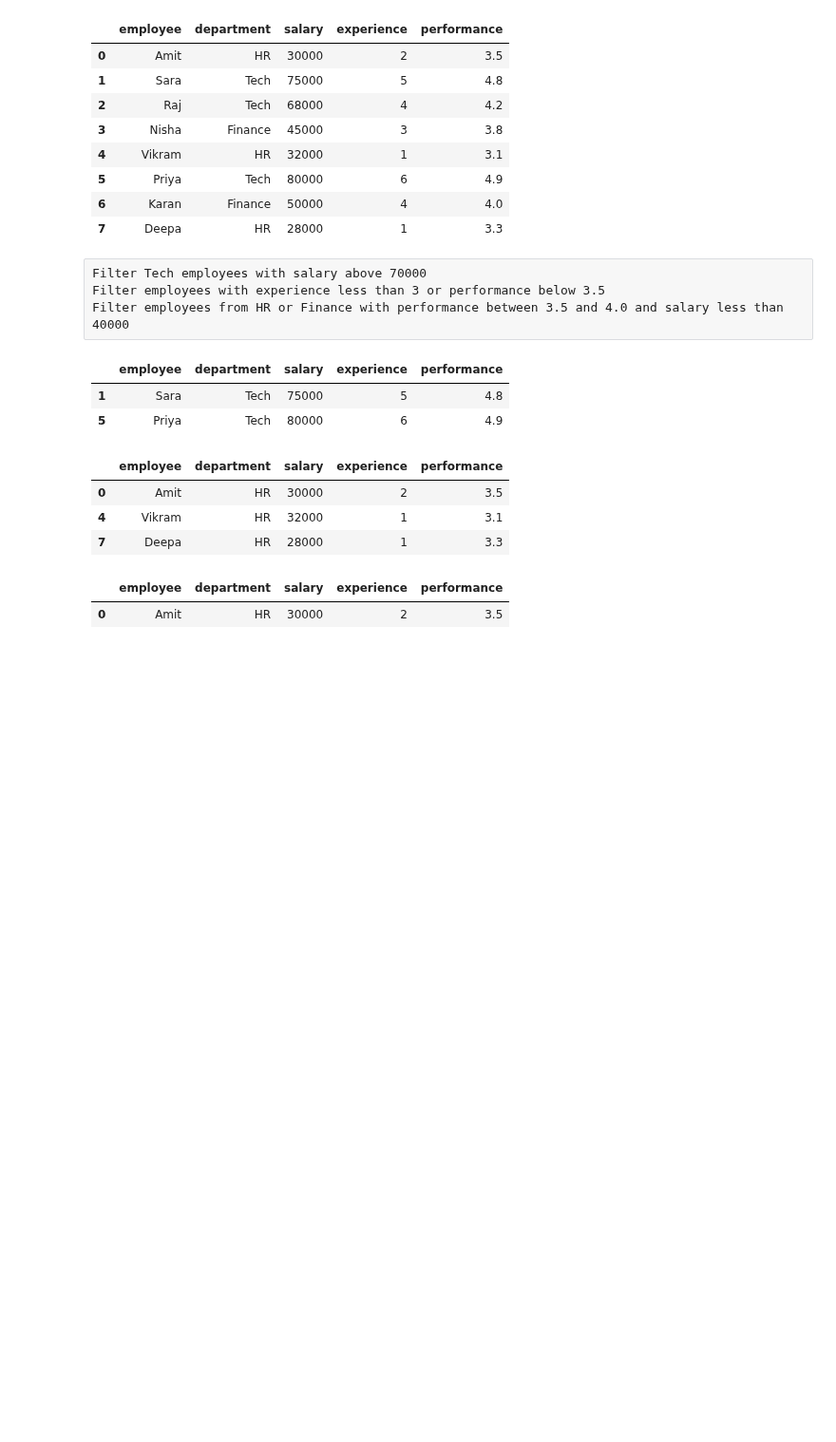
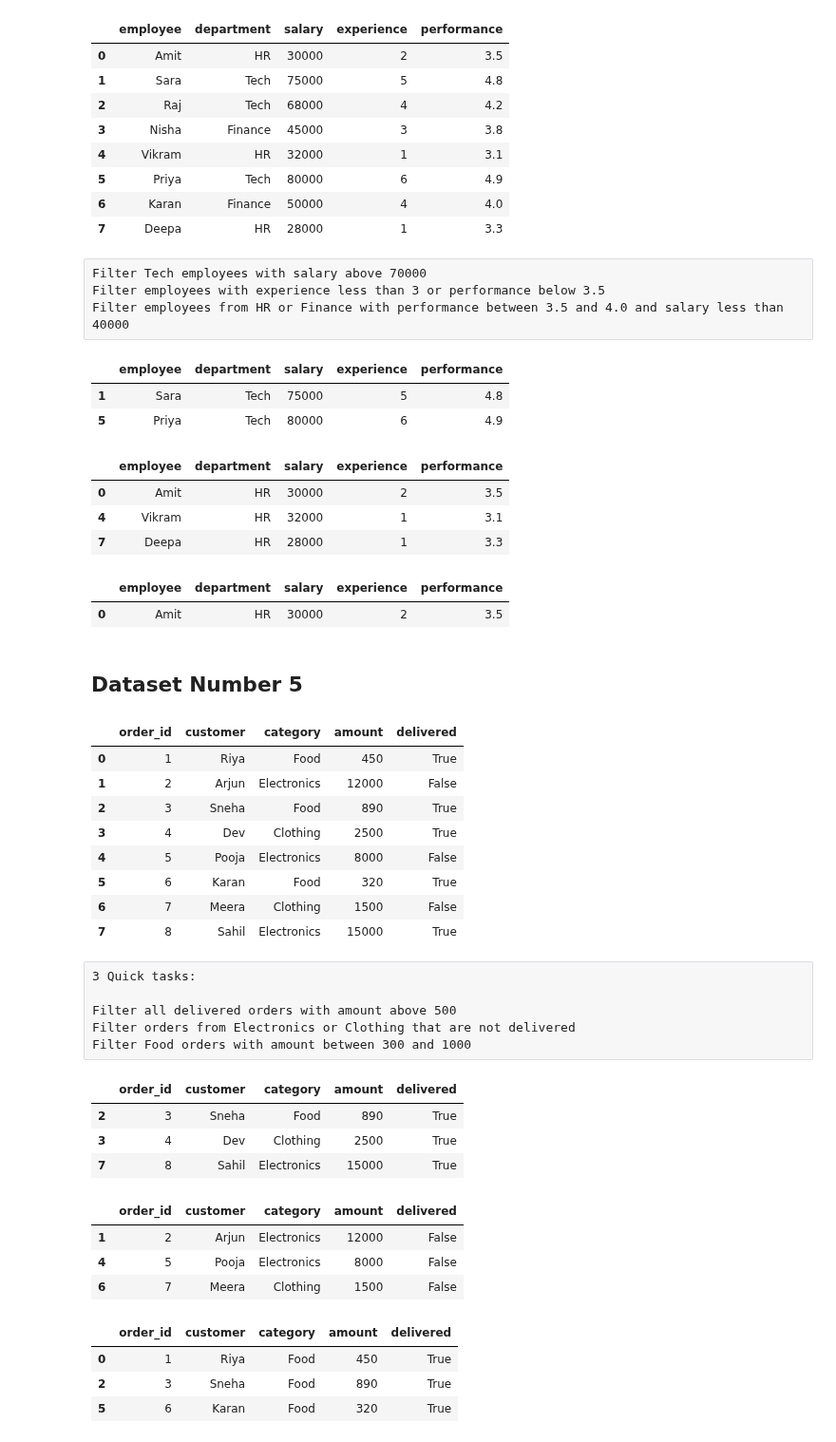
Before and after one commit to sayali-devkar/data_analysis_learning, a Jupyter notebook: pandas/practice/filtering_practice.ipynb, the cells around one changed output. Shown at 95% size. Drawn from its saved outputs; the diff is of its cells as text; code cells hidden in the pictures; blank space fills up the shorter version.

Commit message:
Practiced Pandas : Filtering

```diff
--- a/pandas/practice/filtering_practice.ipynb
+++ b/pandas/practice/filtering_practice.ipynb
@@ -241,3 +241,55 @@ df[((df["department"] == "HR") | (df["department"] == "Finance")) & (df["perform
 # %% [output]
 |  | employee | department | salary | experience | performance |
 | 0 | Amit | HR | 30000 | 2 | 3.5 |
+# %% [markdown]
+## **Dataset Number 5**
+# %%
+data = {
+    'order_id': [1, 2, 3, 4, 5, 6, 7, 8],
+    'customer': ['Riya', 'Arjun', 'Sneha', 'Dev', 'Pooja', 'Karan', 'Meera', 'Sahil'],
+    'category': ['Food', 'Electronics', 'Food', 'Clothing', 'Electronics', 'Food', 'Clothing', 'Electronics'],
+    'amount': [450, 12000, 890, 2500, 8000, 320, 1500, 15000],
+    'delivered': [True, False, True, True, False, True, False, True]
+}
+df = pd.DataFrame(data)
+df
+# %% [output]
+|  | order_id | customer | category | amount | delivered |
+| 0 | 1 | Riya | Food | 450 | True |
+| 1 | 2 | Arjun | Electronics | 12000 | False |
+| 2 | 3 | Sneha | Food | 890 | True |
+| 3 | 4 | Dev | Clothing | 2500 | True |
+| 4 | 5 | Pooja | Electronics | 8000 | False |
+| 5 | 6 | Karan | Food | 320 | True |
+| 6 | 7 | Meera | Clothing | 1500 | False |
+| 7 | 8 | Sahil | Electronics | 15000 | True |
+# %% [raw]
+3 Quick tasks:
+
+Filter all delivered orders with amount above 500
+Filter orders from Electronics or Clothing that are not delivered
+Filter Food orders with amount between 300 and 1000
+# %%
+#1
+df[(df["delivered"] == True) & (df["amount"] > 500 )]
+# %% [output]
+|  | order_id | customer | category | amount | delivered |
+| 2 | 3 | Sneha | Food | 890 | True |
+| 3 | 4 | Dev | Clothing | 2500 | True |
+| 7 | 8 | Sahil | Electronics | 15000 | True |
+# %%
+#2
+df[((df["category"] == "Electronics") | (df["category"] == "Clothing" )) & (df["delivered"] == False)]
+# %% [output]
+|  | order_id | customer | category | amount | delivered |
+| 1 | 2 | Arjun | Electronics | 12000 | False |
+| 4 | 5 | Pooja | Electronics | 8000 | False |
+| 6 | 7 | Meera | Clothing | 1500 | False |
+# %%
+#3
+df[(df["category"]=="Food") & (df["amount"].between(300 , 1000))]
+# %% [output]
+|  | order_id | customer | category | amount | delivered |
+| 0 | 1 | Riya | Food | 450 | True |
+| 2 | 3 | Sneha | Food | 890 | True |
+| 5 | 6 | Karan | Food | 320 | True |
```
